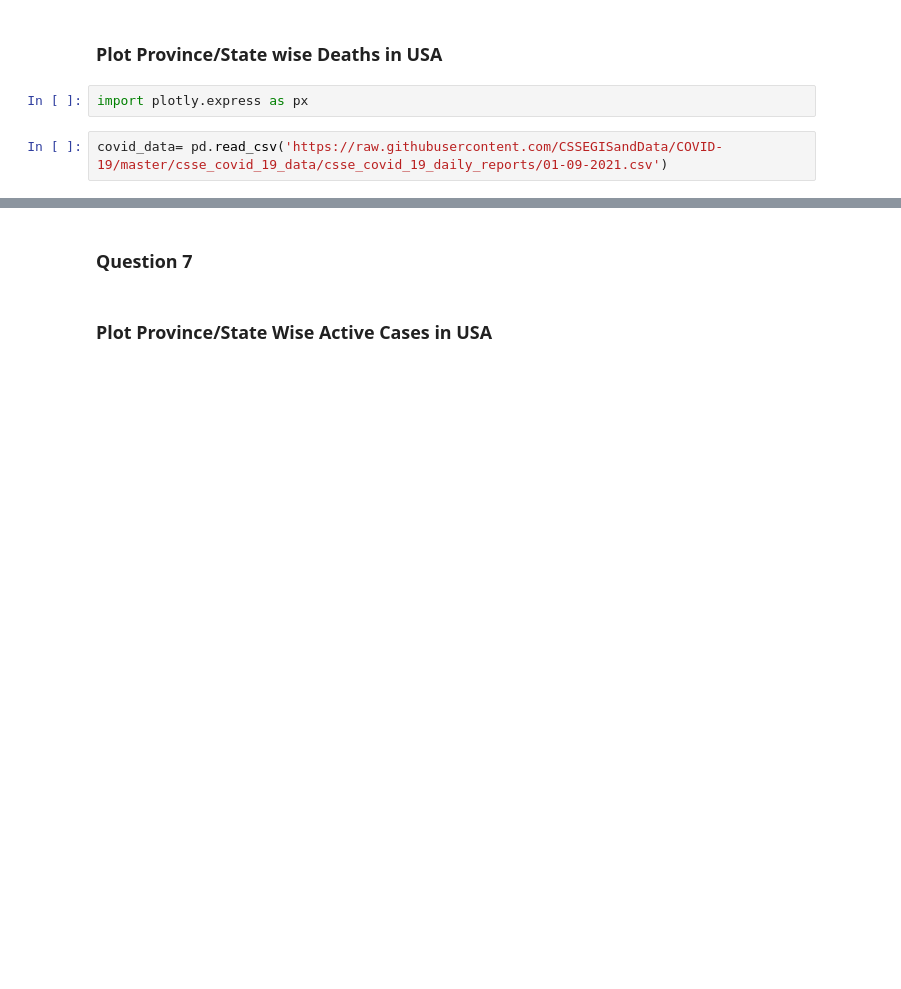
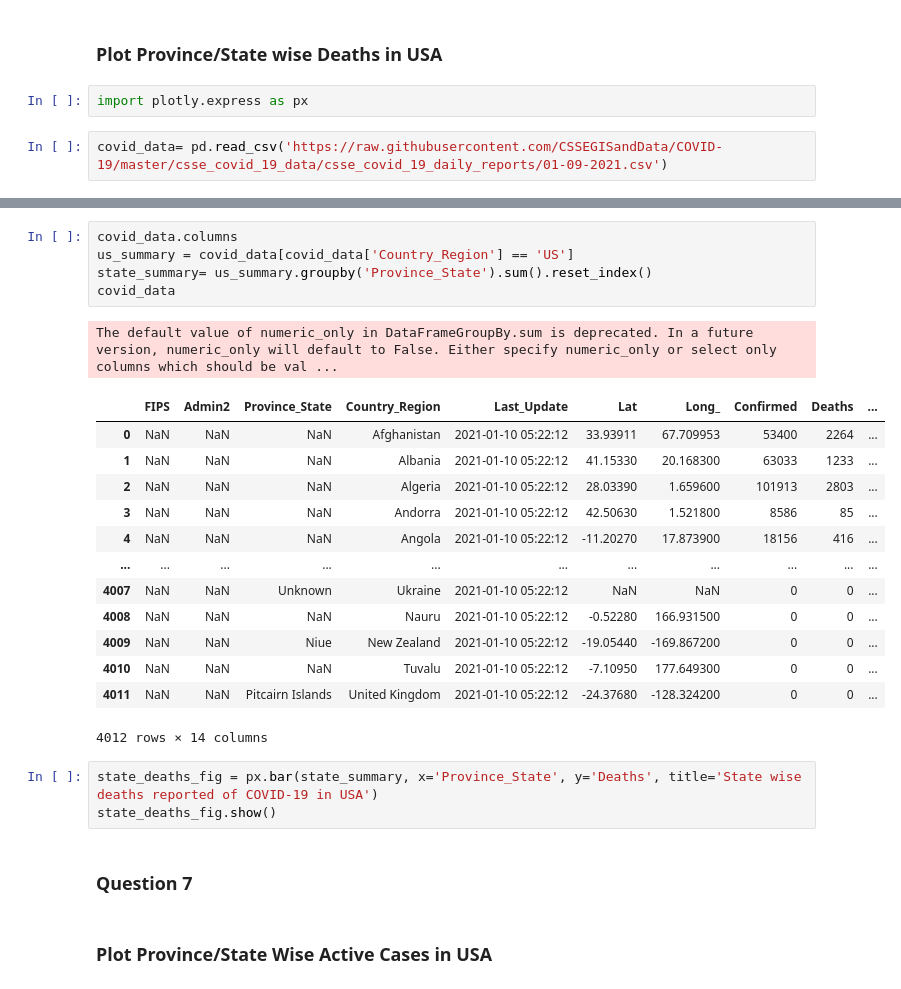
Before and after one commit to ManagementEngineer/sd4000-task5-covid, a Jupyter notebook: Lecture_02_Pandas_Covid_Analysis_Questions.ipynb, the cells around one changed output, grey strips where cells are left out. Drawn from its saved outputs; the diff is of its cells as text; blank space fills up the shorter version.

```diff
--- a/Lecture_02_Pandas_Covid_Analysis_Questions.ipynb
+++ b/Lecture_02_Pandas_Covid_Analysis_Questions.ipynb
@@ -298,3 +362,26 @@ Index(['FIPS', 'Admin2', 'Province_State', 'Country_Region', 'Last_Update',
+# %%
+covid_data.columns
+us_summary = covid_data[covid_data['Country_Region'] == 'US']
+state_summary= us_summary.groupby('Province_State').sum().reset_index()
+covid_data
+# %% [output]
+The default value of numeric_only in DataFrameGroupBy.sum is deprecated. In a future version, numeric_only will default to False. Either specify numeric_only or select only columns which should be val ...
+|  | FIPS | Admin2 | Province_State | Country_Region | Last_Update | Lat | Long_ | Confirmed | Deaths | ... |
+| 0 | NaN | NaN | NaN | Afghanistan | 2021-01-10 05:22:12 | 33.93911 | 67.709953 | 53400 | 2264 | ... |
+| 1 | NaN | NaN | NaN | Albania | 2021-01-10 05:22:12 | 41.15330 | 20.168300 | 63033 | 1233 | ... |
+| 2 | NaN | NaN | NaN | Algeria | 2021-01-10 05:22:12 | 28.03390 | 1.659600 | 101913 | 2803 | ... |
+| 3 | NaN | NaN | NaN | Andorra | 2021-01-10 05:22:12 | 42.50630 | 1.521800 | 8586 | 85 | ... |
+| 4 | NaN | NaN | NaN | Angola | 2021-01-10 05:22:12 | -11.20270 | 17.873900 | 18156 | 416 | ... |
+| ... | ... | ... | ... | ... | ... | ... | ... | ... | ... | ... |
+| 4007 | NaN | NaN | Unknown | Ukraine | 2021-01-10 05:22:12 | NaN | NaN | 0 | 0 | ... |
+| 4008 | NaN | NaN | NaN | Nauru | 2021-01-10 05:22:12 | -0.52280 | 166.931500 | 0 | 0 | ... |
+| 4009 | NaN | NaN | Niue | New Zealand | 2021-01-10 05:22:12 | -19.05440 | -169.867200 | 0 | 0 | ... |
+| 4010 | NaN | NaN | NaN | Tuvalu | 2021-01-10 05:22:12 | -7.10950 | 177.649300 | 0 | 0 | ... |
+| 4011 | NaN | NaN | Pitcairn Islands | United Kingdom | 2021-01-10 05:22:12 | -24.37680 | -128.324200 | 0 | 0 | ... |
+4012 rows × 14 columns
+# %%
+state_deaths_fig = px.bar(state_summary, x='Province_State', y='Deaths', title='State wise deaths reported of COVID-19 in USA')
+state_deaths_fig.show()
 # %% [markdown]
 ### Question 7
 # %% [markdown]
```
Also changed, not shown: parts of 28 cells of this notebook.
